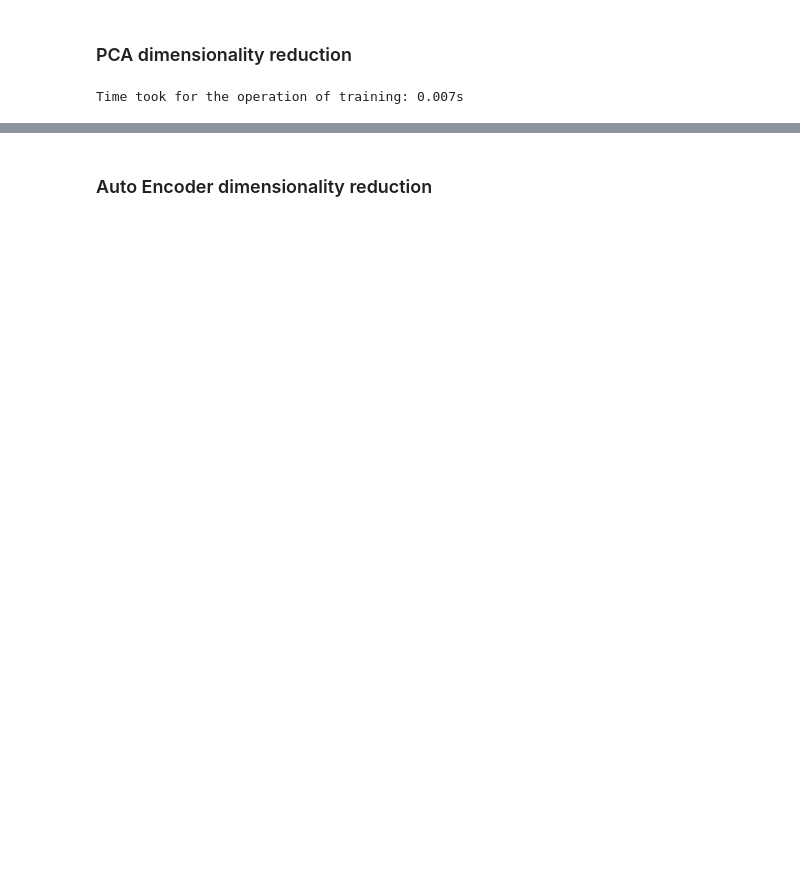
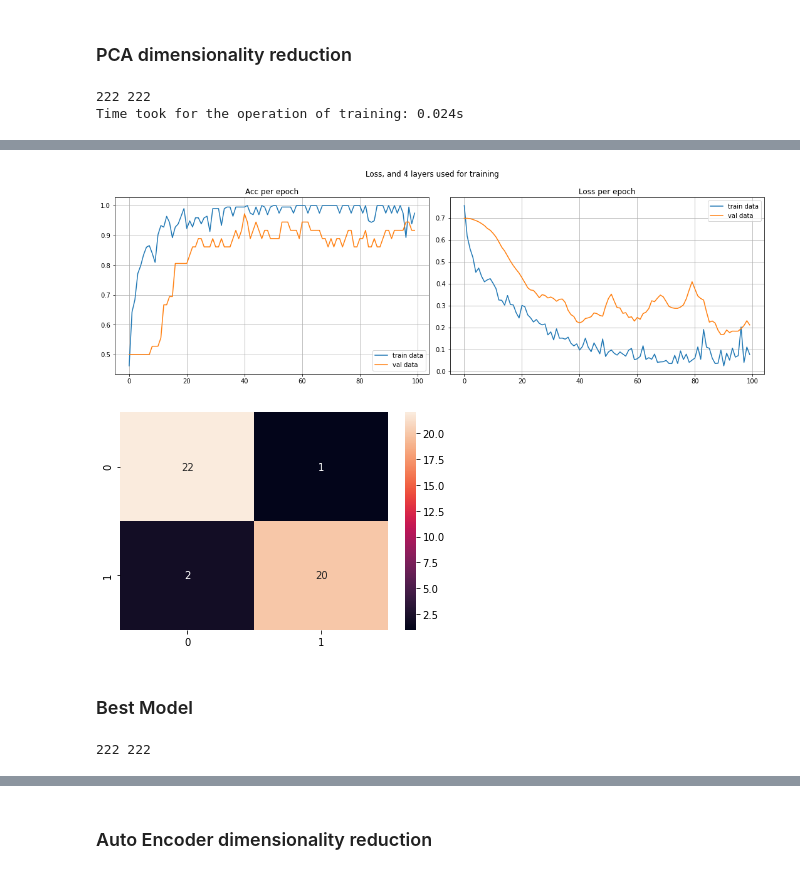
Before and after one commit to zhpinkman/backward-elimination, a Jupyter notebook: reduction.ipynb, the cells around one changed output, grey strips where cells are left out. Drawn from its saved outputs; the diff is of its cells as text; code cells hidden in the pictures; blank space fills up the shorter version.

Commit message:
Add the last part of the project and modify the model hyper-parameters

```diff
--- a/reduction.ipynb
+++ b/reduction.ipynb
@@ -558,10 +595,13 @@ sonar_y_df = sonar_df.pop(60)
 sonar_y_df = pd.Series(pd.factorize(sonar_y_df)[0], name=60)
 sonar_X_df = sonar_df
 
-pca = PCA(.95)
+sonar_X_df, sonar_y_df = upsample_SMOTE(sonar_X_df, sonar_y_df)
+
+pca = PCA(n_components=50)
 sonar_X_df = pd.DataFrame(pca.fit_transform(sonar_X_df))
 
 end_time = time.time()
 print('Time took for the operation of training: {}s'.format(np.round(end_time - start_time, 3)))
 # %% [output]
-Time took for the operation of training: 0.007s
+222 222
+Time took for the operation of training: 0.024s
@@ -640,8 +687,14 @@ def check_accuracy(model, loader, criterion):
 # %%
-def test_model(df, input_size, n_layers, hidden_size, activation_function, output_size, lr, n_epochs, batch_size):
+from sklearn.model_selection import train_test_split
+def test_model(model_name, df, input_size, n_layers, hidden_size, activation_function, output_size, lr, n_epochs, batch_size):
     df = df.copy()
-    train_df = df.sample(frac=.8)
-    test_df = df.drop(train_df.index)
+    y = df.pop(60)
+    X = df
+    X_train, X_test, y_train, y_test = train_test_split(X, y, stratify=y, shuffle=True, test_size=.2)
+    X_train, X_val, y_train, y_val = train_test_split(X_train, y_train, stratify=y_train, shuffle=True, test_size=.2)
+    train_df = pd.concat([X_train, y_train], axis=1)
+    val_df = pd.concat([X_val, y_val], axis=1)
+    test_df = pd.concat([X_test, y_test], axis=1)
     train_loader = to_dataloader(
         df=train_df,
         target_col=60,
@@ -652,7 +705,12 @@ def test_model(df, input_size, n_layers, hidden_size, activation_function, outpu
         target_col=60,
         batch_size=batch_size
     )
-    model = Classifier_nn(
+    val_loader = to_dataloader(
+        df=val_df,
+        target_col=60,
+        batch_size=batch_size
+    )
+    model = model_name(
         input_size=input_size,
         hidden_size=hidden_size,
         n_layers=n_layers,
@@ -662,10 +720,10 @@ def test_model(df, input_size, n_layers, hidden_size, activation_function, outpu
 
     criterion = nn.CrossEntropyLoss()
     optimizer = optim.Adam(model.parameters(), lr)
-    epochs_acc, epochs_loss, epochs_acc_test, epochs_loss_test = train(
+    epochs_acc, epochs_loss, epochs_acc_val, epochs_loss_val = train(
         model,
         train_loader,
-        test_loader,
+        val_loader,
         criterion,
         optimizer,
         n_epochs
@@ -673,17 +731,25 @@ def test_model(df, input_size, n_layers, hidden_size, activation_function, outpu
     plot_losses(
         epochs_acc,
         epochs_loss,
-        epochs_acc_test,
-        epochs_loss_test,
-        'CrossEntropyLoss, and {} layers used for training'.format(str(len(hidden_size)))
+        epochs_acc_val,
+        epochs_loss_val,
+        'Loss, and {} layers used for training'.format(str(len(hidden_size)))
     )
-    _, _, outputs_agg, targets_agg = check_accuracy(model, test_loader, criterion)
+    model = model_name(
+        input_size=input_size,
+        hidden_size=hidden_size,
+        n_layers=n_layers,
+        output_size=output_size,
+        activation_function=activation_function
+    )
+    model.load_state_dict(torch.load('model.pt'))
+    _, _, outputs_agg, targets_agg = check_accuracy(model, test_loader, criterion, True)
     fig = plt.figure()
     sns.heatmap(confusion_matrix(y_true=targets_agg, y_pred=outputs_agg), annot=True)
     print(classification_report(y_pred=outputs_agg, y_true=targets_agg))
 # %%
 start_time = time.time()
-test_model(sonar_df, sonar_df.shape[1] - 1, 4, [50, 30, 16, 8], F.relu, 2, 0.0001, 200, 16)
+test_model(Classifier_nn, sonar_df, sonar_df.shape[1] - 1, 4, [70, 35, 16, 8], F.relu, 2, 0.001, 100, 64)
 end_time = time.time()
 print('time took for the network to be trained :{}'.format(np.round(end_time - start_time, 3)))
 # %% [output]
@@ -706,0 +767,4 @@ accuracy: 0.837499996026357, loss: 0.48466841379801434
+[figure, added]
+[figure, added]
+# %% [markdown]
+### Best Model
@@ -706,0 +773,9 @@ accuracy: 0.837499996026357, loss: 0.48466841379801434
+# %%
+sonar_y_df = sonar_df.pop(60)
+sonar_y_df = pd.Series(pd.factorize(sonar_y_df)[0], name=60)
+sonar_X_df = sonar_df
+
+sonar_X_df, sonar_y_df = upsample_SMOTE(sonar_X_df, sonar_y_df)
+sonar_df = pd.concat([sonar_X_df, sonar_y_df], axis=1)
+# %% [output]
+222 222
```
Also changed, not shown: parts of 20 cells of this notebook, 1 other file.
